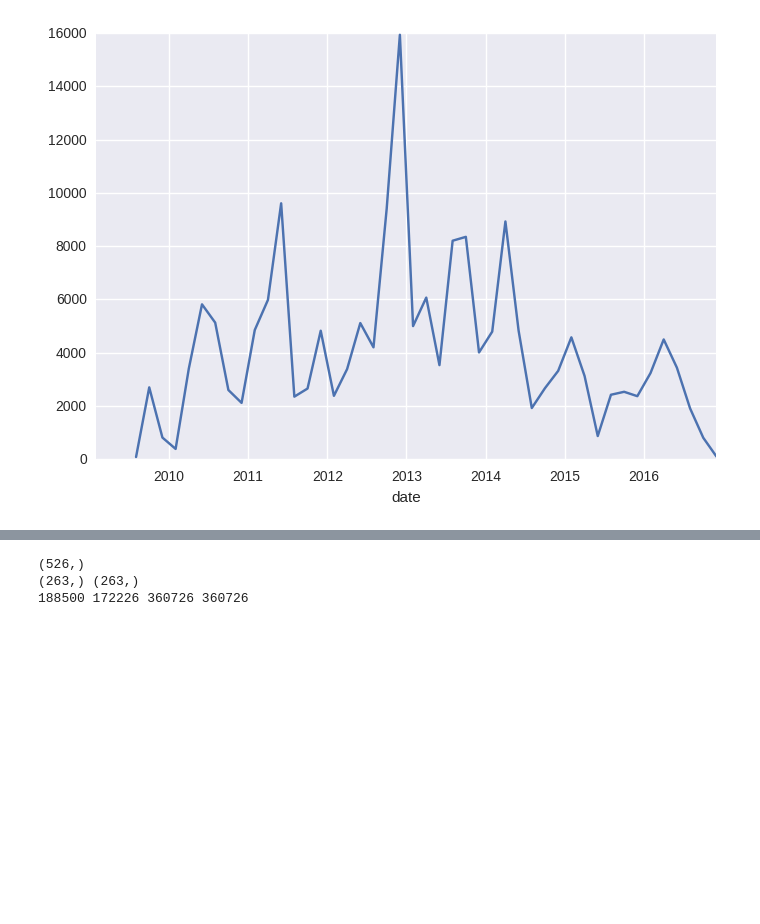
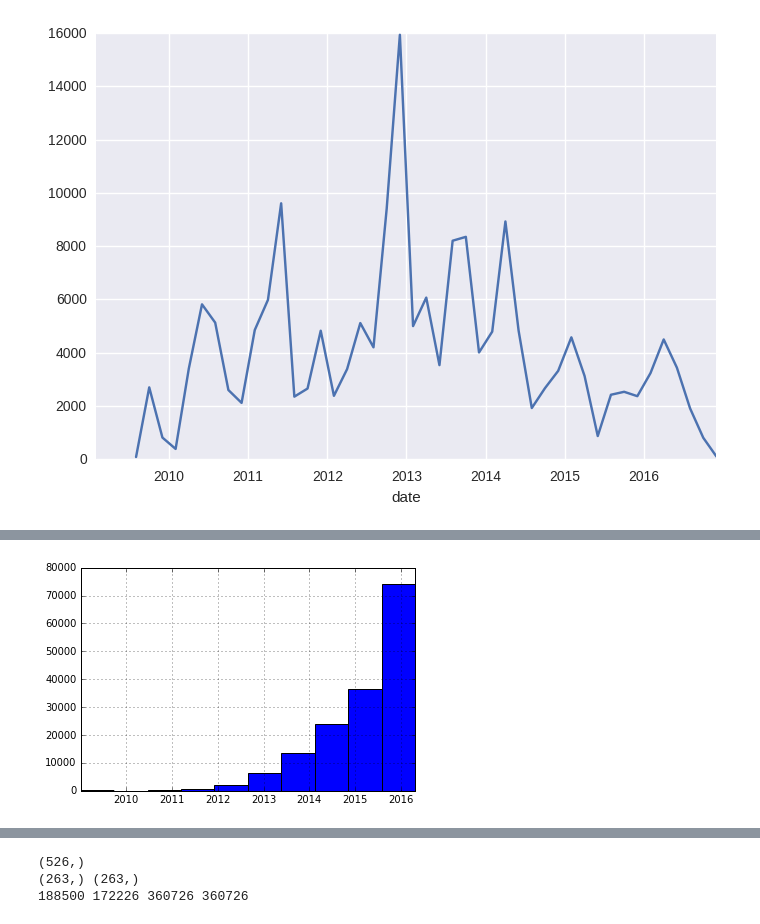
Before and after one commit to daleman/tesis, a Jupyter notebook: usersYDias.ipynb, the cells around one changed output, grey strips where cells are left out. Drawn from its saved outputs; the diff is of its cells as text; code cells hidden in the pictures; blank space fills up the shorter version.

```diff
--- a/usersYDias.ipynb
+++ b/usersYDias.ipynb
@@ -469,0 +518,5 @@ Axes(0.125,0.125;0.775x0.775)
+# %%
+df9['tweet_created_at'].hist()
+plt.show()
+# %% [output]
+[figure, added]
```
Also changed, not shown: parts of 4 cells of this notebook, 1 other file.
